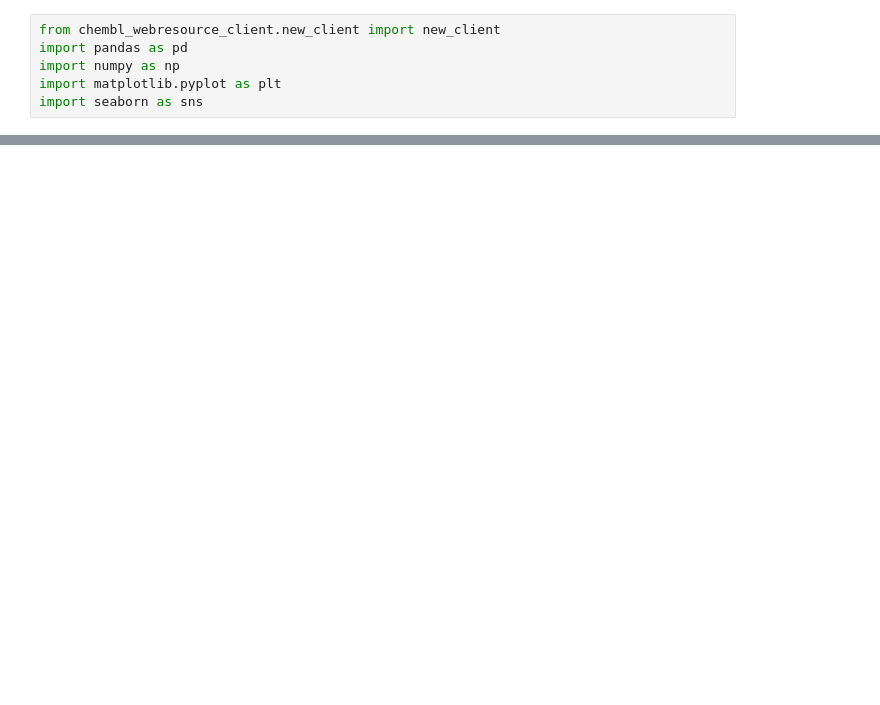
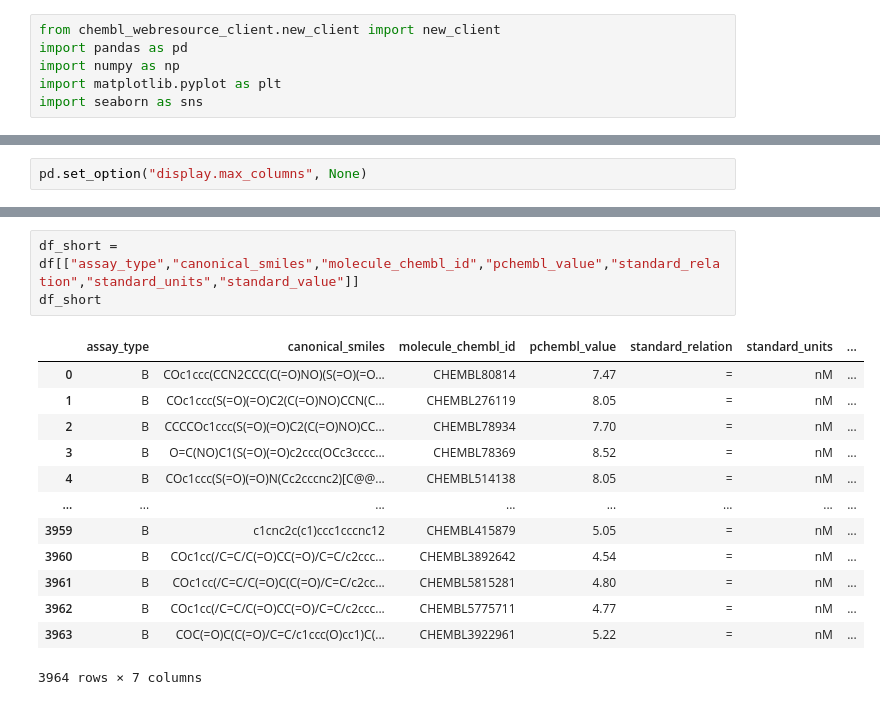
Before and after one commit to syedasonianaz/drug_discovery_mmp9, a Jupyter notebook: machine_learning/drug_discovery/notebook/drug_discovery.ipynb, the cells around one changed output, grey strips where cells are left out. Drawn from its saved outputs; the diff is of its cells as text; blank space fills up the shorter version.

```diff
--- a/machine_learning/drug_discovery/notebook/drug_discovery.ipynb
+++ b/machine_learning/drug_discovery/notebook/drug_discovery.ipynb
@@ -136,0 +81,2 @@ print(clean_df.shape)
+# %%
+pd.set_option("display.max_columns", None)
@@ -136,0 +97,17 @@ print(clean_df.shape)
+# %%
+df_short = df[["assay_type","canonical_smiles","molecule_chembl_id","pchembl_value","standard_relation","standard_units","standard_value"]]
+df_short
+# %% [output]
+|  | assay_type | canonical_smiles | molecule_chembl_id | pchembl_value | standard_relation | standard_units | ... |
+| 0 | B | COc1ccc(CCN2CCC(C(=O)NO)(S(=O)(=O... | CHEMBL80814 | 7.47 | = | nM | ... |
+| 1 | B | COc1ccc(S(=O)(=O)C2(C(=O)NO)CCN(C... | CHEMBL276119 | 8.05 | = | nM | ... |
+| 2 | B | CCCCOc1ccc(S(=O)(=O)C2(C(=O)NO)CC... | CHEMBL78934 | 7.70 | = | nM | ... |
+| 3 | B | O=C(NO)C1(S(=O)(=O)c2ccc(OCc3cccc... | CHEMBL78369 | 8.52 | = | nM | ... |
+| 4 | B | COc1ccc(S(=O)(=O)N(Cc2cccnc2)[C@@... | CHEMBL514138 | 8.05 | = | nM | ... |
+| ... | ... | ... | ... | ... | ... | ... | ... |
+| 3959 | B | c1cnc2c(c1)ccc1cccnc12 | CHEMBL415879 | 5.05 | = | nM | ... |
+| 3960 | B | COc1cc(/C=C/C(=O)CC(=O)/C=C/c2ccc... | CHEMBL3892642 | 4.54 | = | nM | ... |
+| 3961 | B | COc1cc(/C=C/C(=O)C(C(=O)/C=C/c2cc... | CHEMBL5815281 | 4.80 | = | nM | ... |
+| 3962 | B | COc1cc(/C=C/C(=O)CC(=O)/C=C/c2ccc... | CHEMBL5775711 | 4.77 | = | nM | ... |
+| 3963 | B | COC(=O)C(C(=O)/C=C/c1ccc(O)cc1)C(... | CHEMBL3922961 | 5.22 | = | nM | ... |
+3964 rows × 7 columns
```
Also changed, not shown: parts of 39 cells of this notebook, 1 other file.
